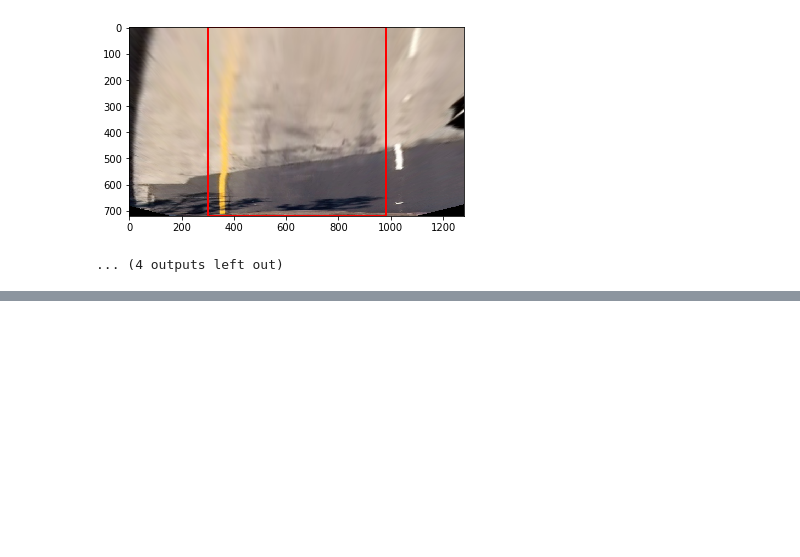
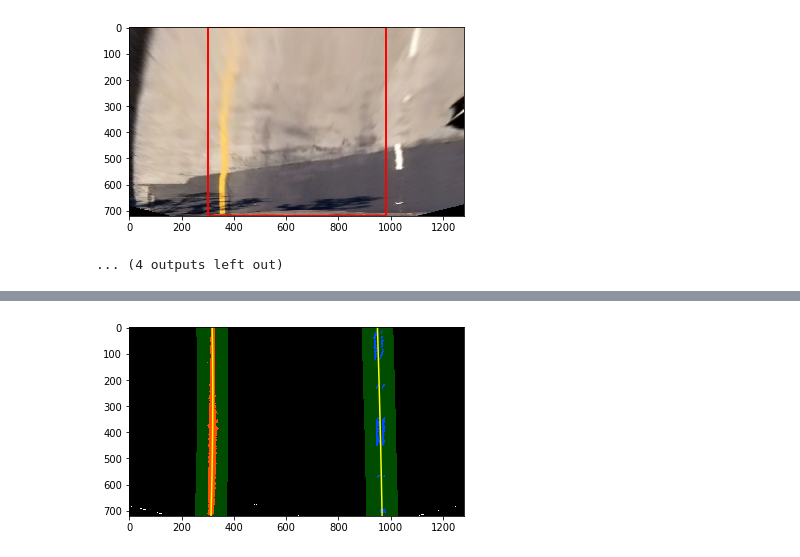
Before and after one commit to rdhelli/CarND-Advanced-Lane-Lines, a Jupyter notebook: project.ipynb, the cells around one changed output, grey strips where cells are left out. Saved outputs shown, nothing was run; the diff lists cells and outputs as text; code cells hidden in the pictures; blank space fills up the shorter version.

Commit message:
project work#02

```diff
--- a/project.ipynb
+++ b/project.ipynb
@@ -360,0 +367,86 @@ for img in binary_warped_images:
+# %%
+import cv2
+import numpy as np
+import matplotlib.image as mpimg
+import matplotlib.pyplot as plt
+
+left_fit_values = [[-3.18299789e-05,  1.63522001e-02,  3.17425917e+02],
+                   [ 5.74481755e-05, -4.03467970e-02,  3.21519649e+02],
+                   [ 1.75852144e-04, -2.28166884e-01,  4.11767347e+02],
+                   [-2.32006008e-04,  3.19082178e-01,  2.63141580e+02],
+                   [ 1.04038287e-04, -2.78540757e-01,  4.76689708e+02],
+                   [ 1.28798226e-04, -1.55382606e-01,  4.05743723e+02],
+                   [ 3.18291409e-04, -4.07638400e-01,  4.17771591e+02],
+                   [ 2.21829264e-04, -3.95099544e-01,  5.20323210e+02]]
+right_fit_values = [[-9.28255048e-06,  3.13078001e-02,  9.49130371e+02],
+                    [ 1.92515677e-06, -9.67327125e-03,  9.75268786e+02],
+                    [ 2.03097485e-04, -3.25083696e-01,  1.12027456e+03],
+                    [-3.32900859e-04,  3.90026618e-01,  8.97960103e+02],
+                    [ 1.87173020e-04, -2.93252681e-01,  1.11050339e+03],
+                    [ 3.74914034e-04, -3.45176218e-01,  1.10965151e+03],
+                    [ 1.29710639e-04, -2.01956482e-01,  1.07795285e+03],
+                    [ 3.52357279e-04, -3.70799481e-01,  1.14439376e+03]]
+margin = 60
+
+def find_lane_around_poly(binary_warped, left_fit, right_fit):
+    # HYPERPARAMETER
+    # Choose the width of the margin around the previous polynomial to search
+    # The quiz grader expects 100 here, but feel free to tune on your own!
+    margin = 60
+
+    # Grab activated pixels
+    nonzero = binary_warped.nonzero()
+    nonzeroy = np.array(nonzero[0])
+    nonzerox = np.array(nonzero[1])
+
+    # Set the area of search based on activated x-values within the +/- margin of our polynomial function
+    left_lane_inds = ((nonzerox > (left_fit[0]*(nonzeroy**2) + left_fit[1]*nonzeroy +
+                    left_fit[2] - margin)) & (nonzerox < (left_fit[0]*(nonzeroy**2) +
+                    left_fit[1]*nonzeroy + left_fit[2] + margin)))
+    right_lane_inds = ((nonzerox > (right_fit[0]*(nonzeroy**2) + right_fit[1]*nonzeroy +
+                    right_fit[2] - margin)) & (nonzerox < (right_fit[0]*(nonzeroy**2) +
+                    right_fit[1]*nonzeroy + right_fit[2] + margin)))
+
+    # Again, extract left and right line pixel positions
+    leftx = nonzerox[left_lane_inds]
+    lefty = nonzeroy[left_lane_inds]
+    rightx = nonzerox[right_lane_inds]
+    righty = nonzeroy[right_lane_inds]
+
+    out_img = np.dstack((binary_warped, binary_warped, binary_warped))*255
+    # Color in left and right line pixels
+    out_img[nonzeroy[left_lane_inds], nonzerox[left_lane_inds]] = [255, 0, 0]
+    out_img[nonzeroy[right_lane_inds], nonzerox[right_lane_inds]] = [0, 0, 255]
+
+    return leftx, lefty, rightx, righty, out_img
+
+# Run image through the pipeline
+# Note that in your project, you'll also want to feed in the previous fits
+for i,img in enumerate(binary_warped_images):
+    plt.figure()
+    leftx, lefty, rightx, righty, out_img = find_lane_around_poly(img, left_fit_values[i], right_fit_values[i])
+    left_fitx, right_fitx, ploty = fit_poly(img.shape, leftx, lefty, rightx, righty)
+    window_img = np.zeros_like(out_img)
+    # Generate a polygon to illustrate the search window area
+    # And recast the x and y points into usable format for cv2.fillPoly()
+    left_line_window1 = np.array([np.transpose(np.vstack([left_fitx-margin, ploty]))])
+    left_line_window2 = np.array([np.flipud(np.transpose(np.vstack([left_fitx+margin,
+                              ploty])))])
+    left_line_pts = np.hstack((left_line_window1, left_line_window2))
+    right_line_window1 = np.array([np.transpose(np.vstack([right_fitx-margin, ploty]))])
+    right_line_window2 = np.array([np.flipud(np.transpose(np.vstack([right_fitx+margin,
+                              ploty])))])
+    right_line_pts = np.hstack((right_line_window1, right_line_window2))
+
+    # Draw the lane onto the warped blank image
+    cv2.fillPoly(window_img, np.int_([left_line_pts]), (0,255, 0))
+    cv2.fillPoly(window_img, np.int_([right_line_pts]), (0,255, 0))
+    result = cv2.addWeighted(out_img, 1, window_img, 0.3, 0)
+
+    # Plot the polynomial lines onto the image
+    plt.plot(left_fitx, ploty, color='yellow')
+    plt.plot(right_fitx, ploty, color='yellow')
+    ## End visualization steps ##
+    plt.imshow(result)
+# %% [output]
+[figure, added]
```
Also changed, not shown: parts of 11 cells of this notebook, 3 other files.
